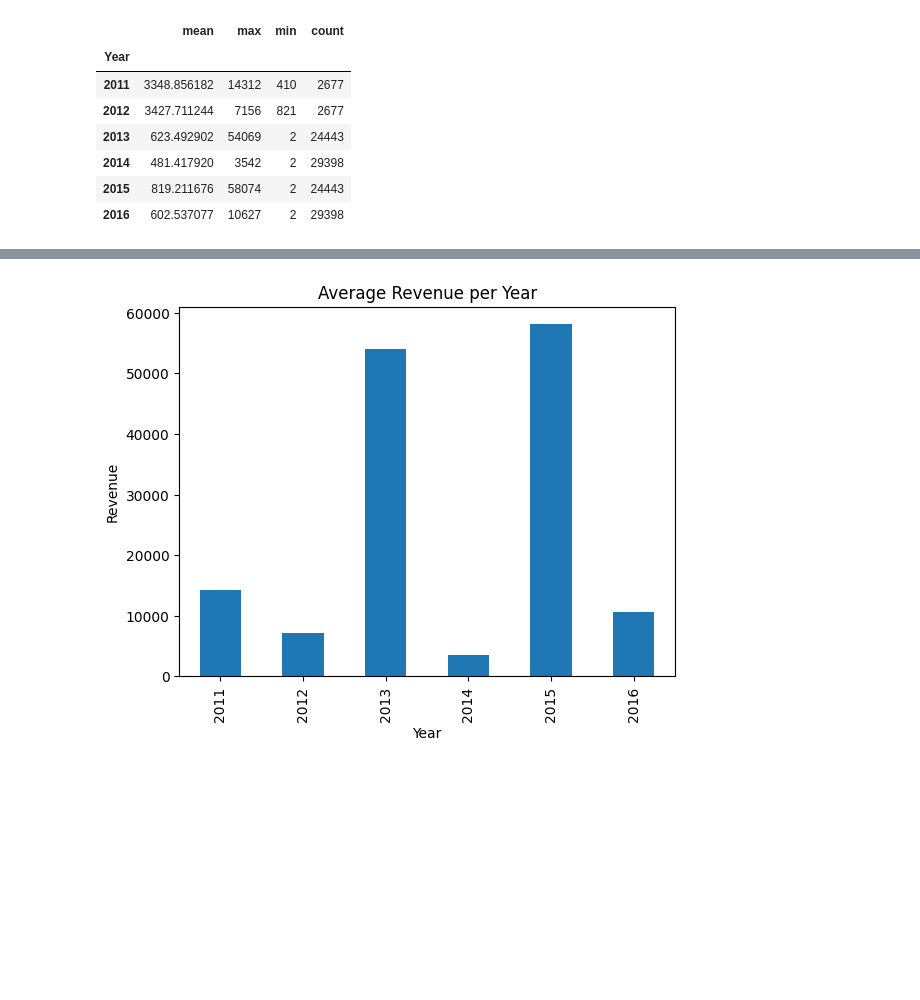
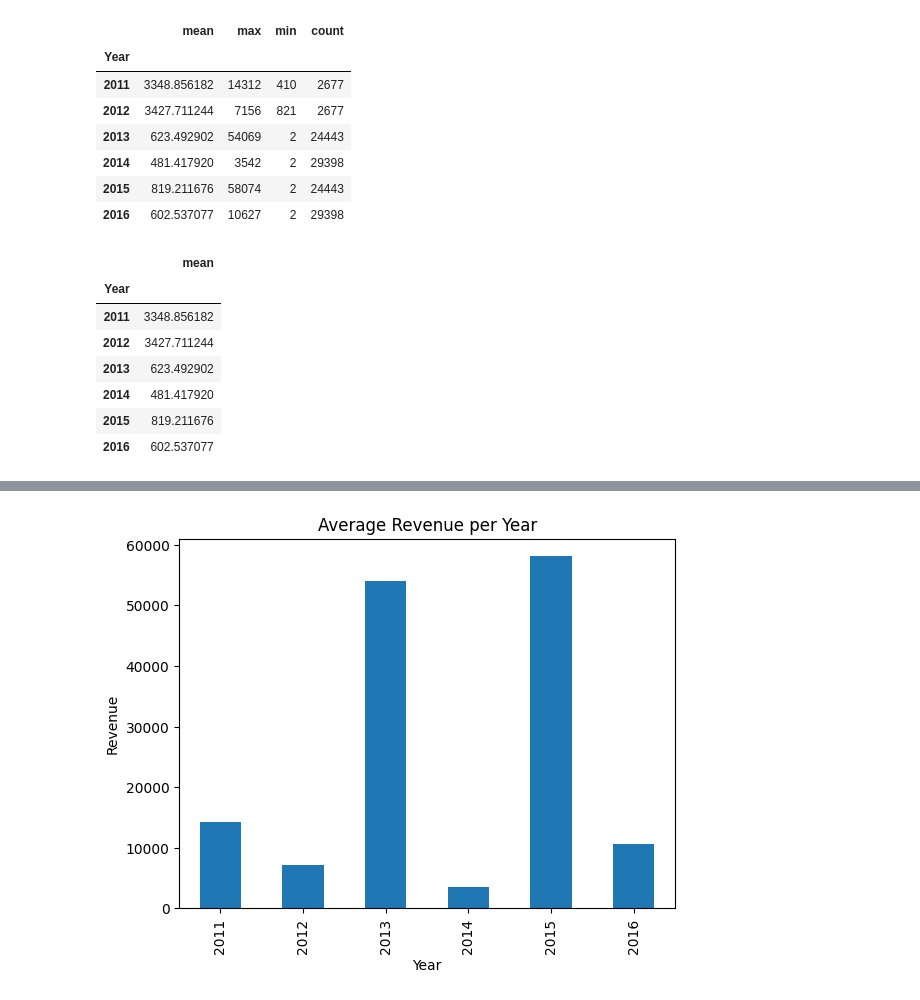
Before and after one commit to Lilit900/machine_learning_lilit_ajoyan_mlops25, a Jupyter notebook: code_alongs/pandas_repetition/pandas.ipynb, the cells around one changed output, grey strips where cells are left out. Saved outputs shown, nothing was run; the diff lists cells and outputs as text; code cells hidden in the pictures; blank space fills up the shorter version.

```diff
--- a/code_alongs/pandas_repetition/pandas.ipynb
+++ b/code_alongs/pandas_repetition/pandas.ipynb
@@ -238,3 +300,14 @@ df_agg_year
 | 2014 | 481.417920 | 3542 | 2 | 29398 |
 | 2015 | 819.211676 | 58074 | 2 | 24443 |
 | 2016 | 602.537077 | 10627 | 2 | 29398 |
+# %%
+df_sales.groupby('Year')['Revenue'].agg(['mean'])
+# %% [output]
+|  | mean |
+| Year |  |
+| 2011 | 3348.856182 |
+| 2012 | 3427.711244 |
+| 2013 | 623.492902 |
+| 2014 | 481.417920 |
+| 2015 | 819.211676 |
+| 2016 | 602.537077 |
```
Also changed, not shown: parts of 7 cells of this notebook.
